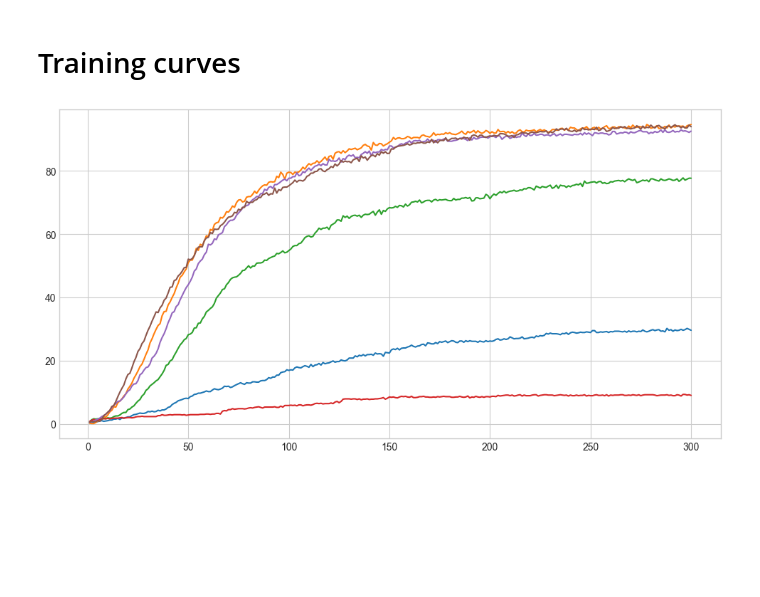
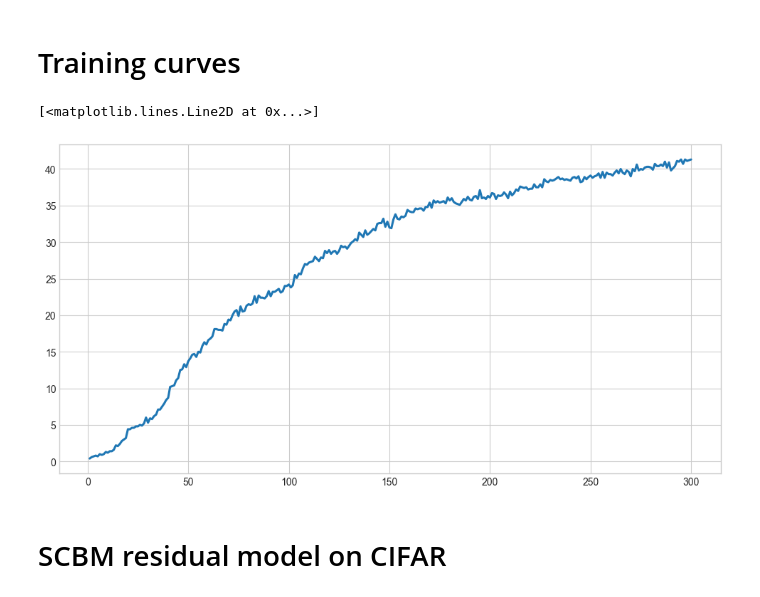
Before and after one commit to stephenmarcou/SCBM_implementation, a Jupyter notebook: results.ipynb, the cells around one changed output. Saved outputs shown, nothing was run; the diff lists cells and outputs as text; code cells hidden in the pictures; blank space fills up the shorter version.

```diff
--- a/results.ipynb
+++ b/results.ipynb
@@ -10,11 +12,6 @@ import ast
 # %%
-
-
-model_dir = "incomplete_21_2026-04-17_10-13-55_f3d9e"
-
-
-def extract_info_from_intervention_log(model_dir, model_type="scbm"):
-    experiment_path = os.path.join("experiments", model_type, "CUB")
+def extract_info_from_intervention_log(model_dir, model_type="scbm", dataset="CUB"):
+    experiment_path = os.path.join("experiments", model_type, dataset)
     concepts_intervened_list = []
     y_accuracies_list = []
     c_accuracies_list = []
@@ -323,7 +319,7 @@ def retrieve_num_attr_groups_removed(pkl_dir):
 
 model_types = ["scbm", "cbm"]
 
-df_dict = {"Dataset": [], "Task accuracy on linear c to y model (%)": []}
+df_dict = {"Dataset": [], "Task accuracy on linear c to y model (%)": [], "pkl_dir": []}
 
 for model_type in model_types:
     model_dir_path = os.path.join("experiments", model_type, "CUB")
@@ -360,10 +356,12 @@ for model_type in model_types:
             #print(f"Model: {model_dir}, Test accuracy: {y_accuracy:.2f}%")
             df_dict["Dataset"].append(model_name)
             df_dict["Task accuracy on linear c to y model (%)"].append(y_accuracy)
+            df_dict["pkl_dir"].append(pkl_dir)
 
 
 
 df_c_to_y = pd.DataFrame(df_dict)
+# Sort such that we group by model type and then sort by percentage of attribute groups removed within each model type
 df_sorted = (
     df_c_to_y.assign(
         model=df_c_to_y["Dataset"].str.extract(r'for (\w+)'),
@@ -608,27 +622,35 @@ plt.show()
 # %%
 def extract_epoch_accuracies(full_model_path):
     epoch_accuracies = []
     with open(os.path.join(full_model_path, "log.txt"), "r") as f:
         lines = f.readlines()
         for line in lines:
             if "Epoch" in line and "y_accuracy" in line and "c_accuracy" in line:
                 epoch_num = re.findall(r"Epoch\s*(\d+)", line)[0]
                 y_accuracy = re.findall(r"y_accuracy:\s*([0-9.]+)", line)[0]
                 c_accuracy = re.findall(r"c_accuracy:\s*([0-9.]+)", line)[0]
                 epoch_accuracies.append((int(epoch_num), float(y_accuracy) * 100, float(c_accuracy) * 100))
     return epoch_accuracies
 
 scbm_model_dir = os.path.join("experiments", "scbm", "CUB")
 scbm_res_model_dir = os.path.join("experiments", "scbm_residual", "CUB")
 cbm_model_dir = os.path.join("experiments", "cbm", "CUB")
 
+
+model_dir = "incomplete_rmv_indiv_concepts_0.9_2026-04-22_18-23-47_bcd0a"
+full_model_path = os.path.join(scbm_res_model_dir, model_dir)
+epoch_accuracies_residual = extract_epoch_accuracies(full_model_path)
 fig, ax = plt.subplots(figsize=(12, 6))
-
-for model_dir in os.listdir(scbm_model_dir):
-    if "cluster" in model_dir:
-        continue
-    full_model_path = os.path.join(scbm_model_dir, model_dir)
-    epoch_accuracies = extract_epoch_accuracies(full_model_path)
-    ax.plot([e[0] for e in epoch_accuracies], [e[1] for e in epoch_accuracies], label=f"{model_dir} - y_accuracy")
+ax.plot(
+    [epoch[0] for epoch in epoch_accuracies_residual],
+    [epoch[1] for epoch in epoch_accuracies_residual],
+    label="SCBM with residual (90% removed)",
+    color="#1f77b4",
+    linewidth=2.2,
+    markersize=6,
+)
 # %% [output]
+[<matplotlib.lines.Line2D at 0x...>]
-[figure, old version]
+[figure, new version]
+# %% [markdown]
+# SCBM residual model on CIFAR
```
Also changed, not shown: parts of 15 cells of this notebook, 5 other files.
